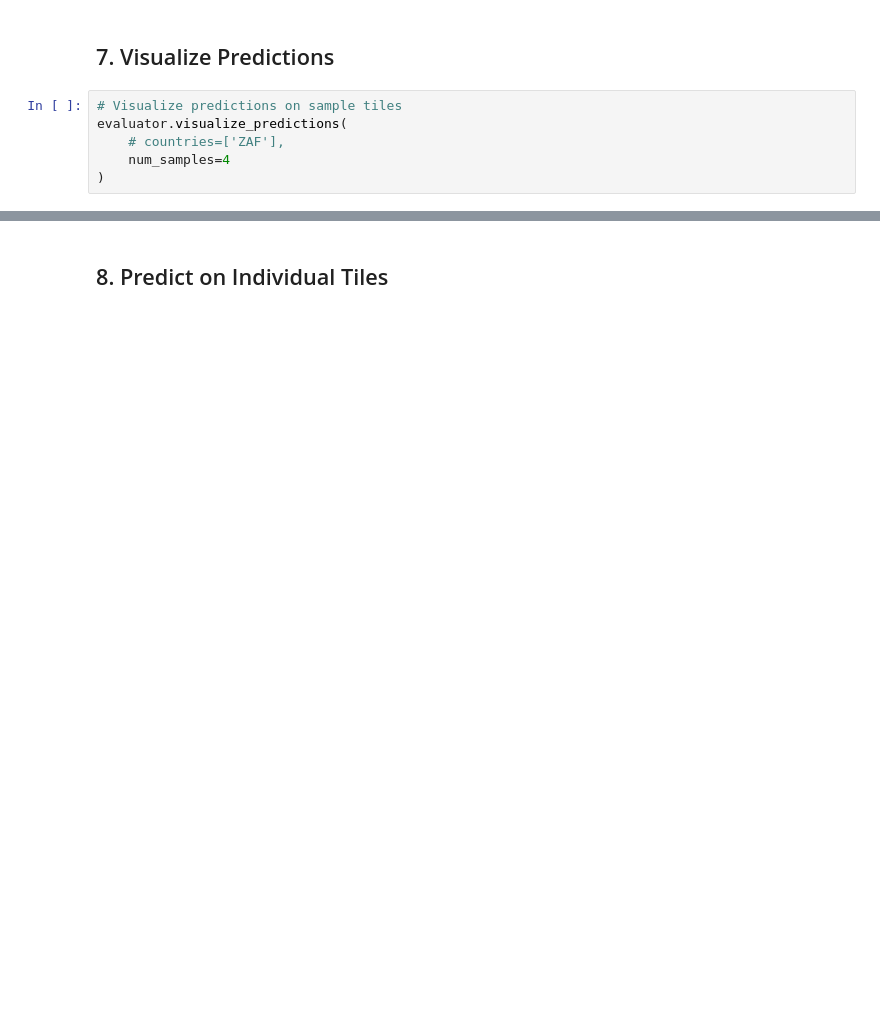
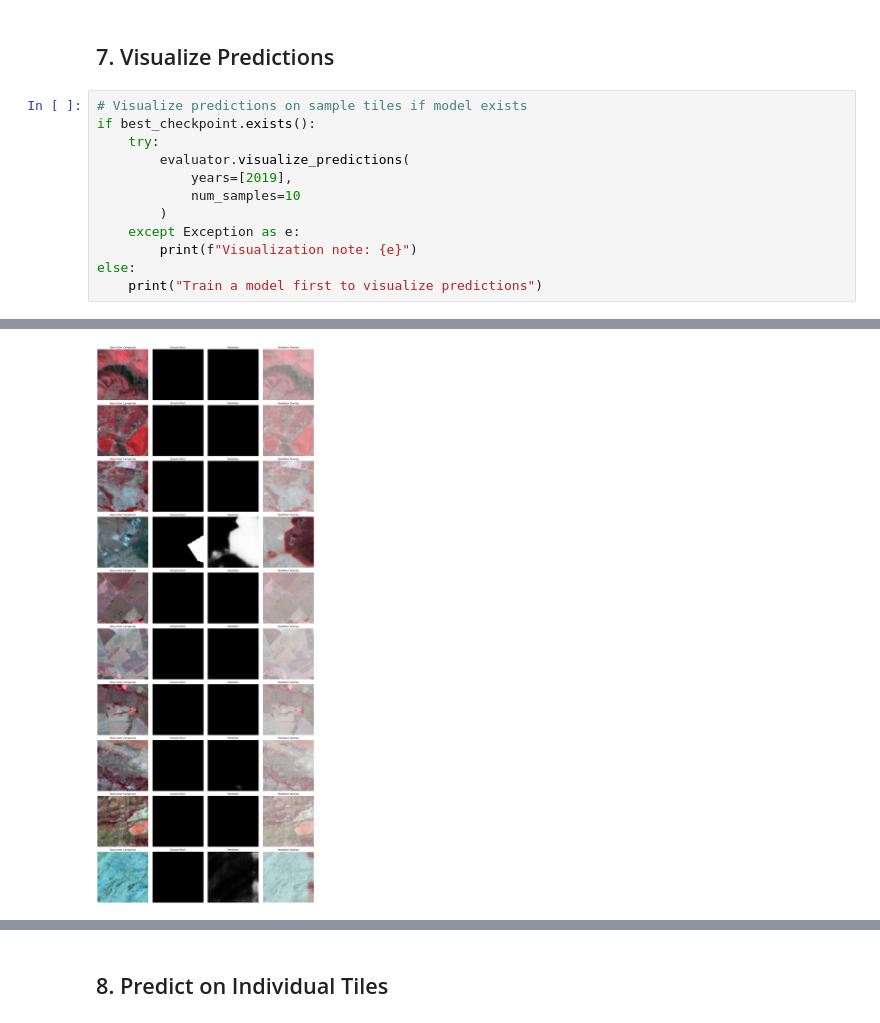
Before and after one commit to felixschulz385/mining-net, a Jupyter notebook: src/notebooks/unet_training_demo.ipynb, the cells around one changed output, grey strips where cells are left out. Drawn from its saved outputs; the diff is of its cells as text; blank space fills up the shorter version.

```diff
--- a/src/notebooks/unet_training_demo.ipynb
+++ b/src/notebooks/unet_training_demo.ipynb
@@ -237,8 +310,15 @@ for metric, value in results.items():
 # %% [markdown]
 ## 7. Visualize Predictions
 # %%
-# Visualize predictions on sample tiles
-evaluator.visualize_predictions(
-    # countries=['ZAF'],
-    num_samples=4
-)
+# Visualize predictions on sample tiles if model exists
+if best_checkpoint.exists():
+    try:
+        evaluator.visualize_predictions(
+            years=[2019],
+            num_samples=10
+        )
+    except Exception as e:
+        print(f"Visualization note: {e}")
+else:
+    print("Train a model first to visualize predictions")
+# %% [output]
@@ -244,0 +331 @@ evaluator.visualize_predictions(
+[figure, added]
```
Also changed, not shown: parts of 13 cells of this notebook, 8 other files.
